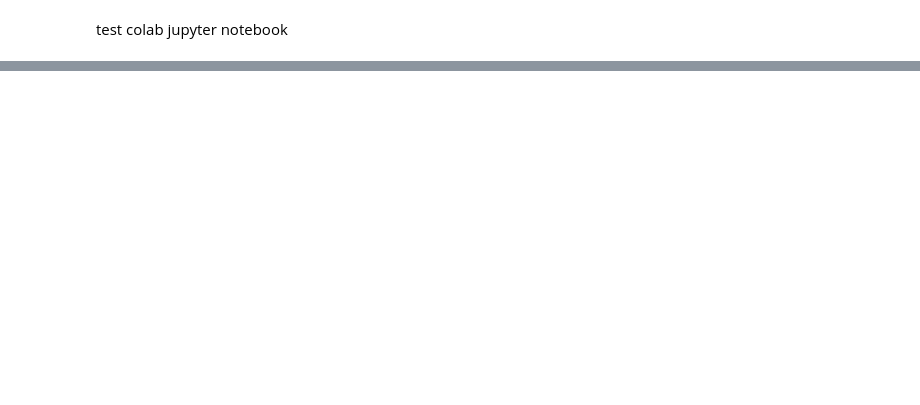
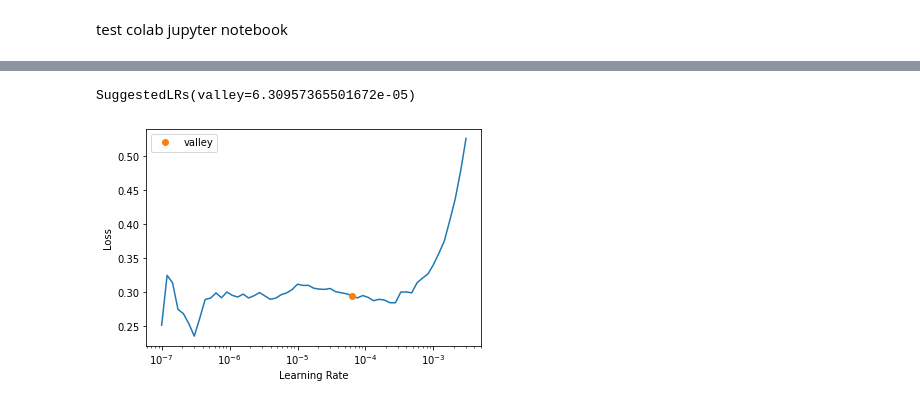
Before and after one commit to Kisaua/fastai-colab-learning, a Jupyter notebook: 05_pets_breeds.ipynb, the cells around one changed output, grey strips where cells are left out. Drawn from its saved outputs; the diff is of its cells as text; code cells hidden in the pictures; blank space fills up the shorter version.

```diff
--- a/05_pets_breeds.ipynb
+++ b/05_pets_breeds.ipynb
@@ -10,0 +155,3 @@ Mounted at /content/gdrive
+# %%
+learn = cnn_learner(dls, resnet34, metrics=error_rate)
+learn.fit_one_cycle(3, 3e-3)
@@ -10,0 +165,3 @@ Mounted at /content/gdrive
+# %%
+learn.lr_find()
+# %% [output]
@@ -10,0 +169,2 @@ Mounted at /content/gdrive
+SuggestedLRs(valley=6.30957365501672e-05)
+[figure, added]
```
Also changed, not shown: parts of 29 cells of this notebook.
